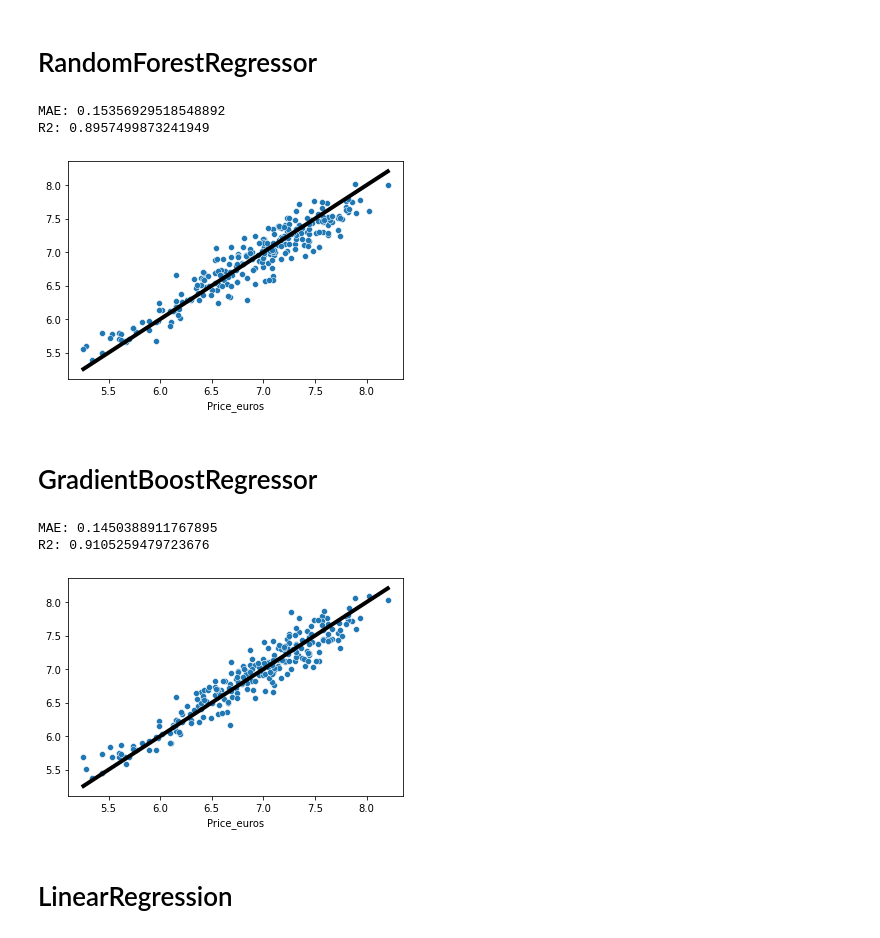
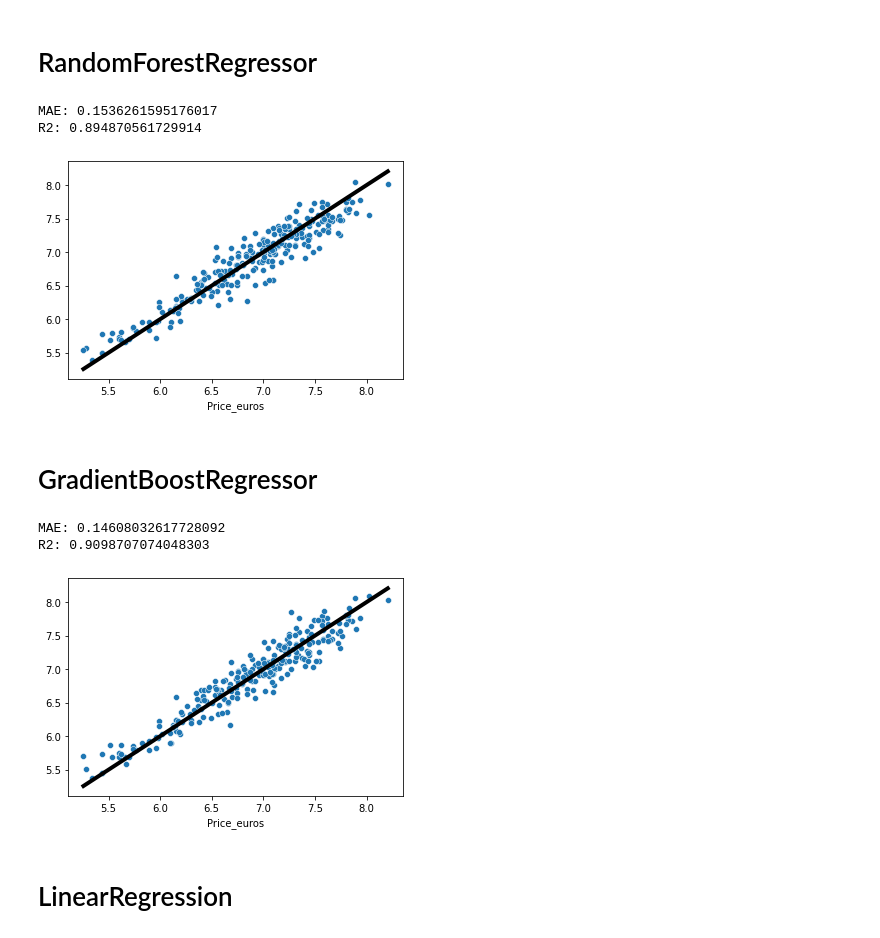
Before and after one commit to Rafi030615/Supervised, a Jupyter notebook: Prediksi_Harga_Laptop.ipynb, the cells around one changed output. Drawn from its saved outputs; the diff is of its cells as text; code cells hidden in the pictures.

```diff
--- a/Prediksi_Harga_Laptop.ipynb
+++ b/Prediksi_Harga_Laptop.ipynb
@@ -472,6 +472,11 @@ sns.distplot(np.log(df['Price_euros']))
 [figure]
 # %% [markdown]
 # Modelling
+# %%
+kolom_swap = 'Price_euros'
+
+kolom = df.pop(kolom_swap)
+df['Price_euros'] = kolom
 # %%
 X = df.drop(columns=['Price_euros'])
 y = np.log(df['Price_euros'])
@@ -583,31 +566,30 @@ R2: 0.9060007685740735
 # %%
 from sklearn.ensemble import RandomForestRegressor
 
 model = RandomForestRegressor(n_estimators=200, max_depth=600, max_features=10, random_state=2)
 
 RF = Pipeline ([
     ('Encode', Encode),
-    ('Scaler', Scaling),
     ('Model', model)
 ])
 
 RF.fit(X_train,y_train)
 y_pred = RF.predict(X_test)
 y_pred
 
 from sklearn.metrics import mean_absolute_error as MAE
 from sklearn.metrics import r2_score
 
 print('MAE:', MAE(y_test, y_pred))
 print('R2:', r2_score(y_test, y_pred))
 
 sns.scatterplot(x=y_test, y=y_pred)
 plt.plot([y_test.min(), y_test.max()], [y_test.min(), y_test.max()], 'k-', lw=4)
 plt.show()
 # %% [output]
-MAE: 0.15356929518548892
-R2: 0.8957499873241949
+MAE: 0.1536261595176017
+R2: 0.894870561729914
-[figure, old version]
+[figure, new version]
 # %% [markdown]
 # GradientBoostRegressor
 # %%
@@ -617,7 +599,6 @@ model = GradientBoostingRegressor(loss='squared_error', learning_rate=0.2, n_est
 
 GBR = Pipeline ([
     ('Encode', Encode),
-    ('Scaler', Scaling),
     ('Model', model)
 ])
 
@@ -635,9 +616,9 @@ sns.scatterplot(x=y_test, y=y_pred)
 plt.plot([y_test.min(), y_test.max()], [y_test.min(), y_test.max()], 'k-', lw=4)
 plt.show()
 # %% [output]
-MAE: 0.1450388911767895
-R2: 0.9105259479723676
+MAE: 0.14608032617728092
+R2: 0.9098707074048303
-[figure, old version]
+[figure, new version]
 # %% [markdown]
 # LinearRegression
 # %%
```
Also changed, not shown: parts of 11 cells of this notebook, 3 other files.
